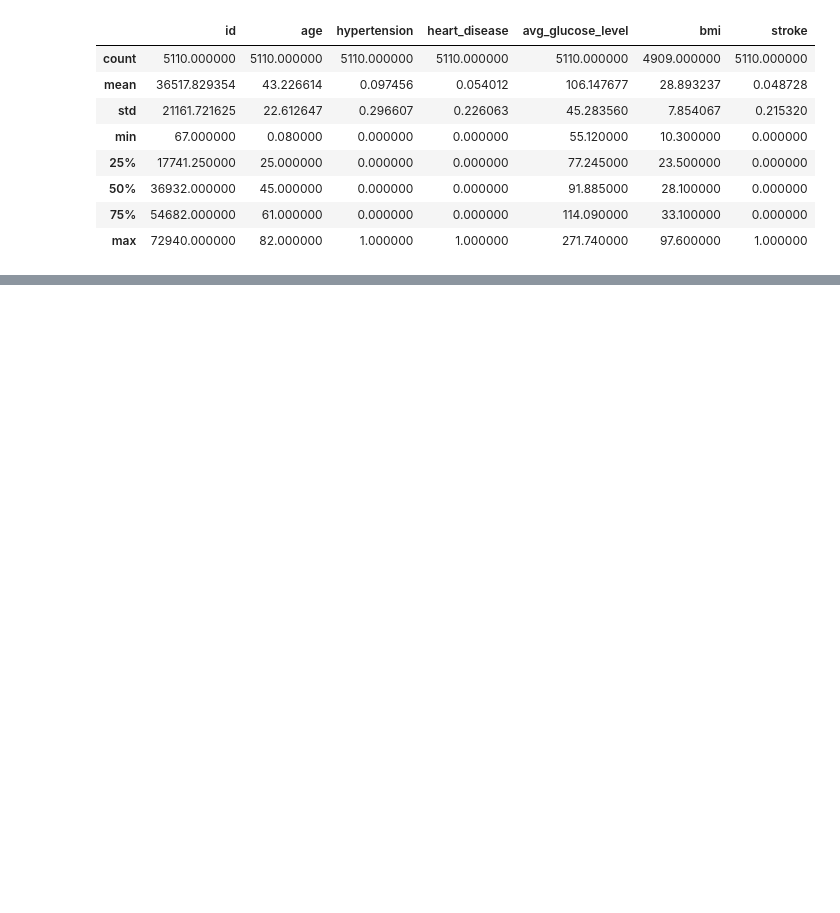
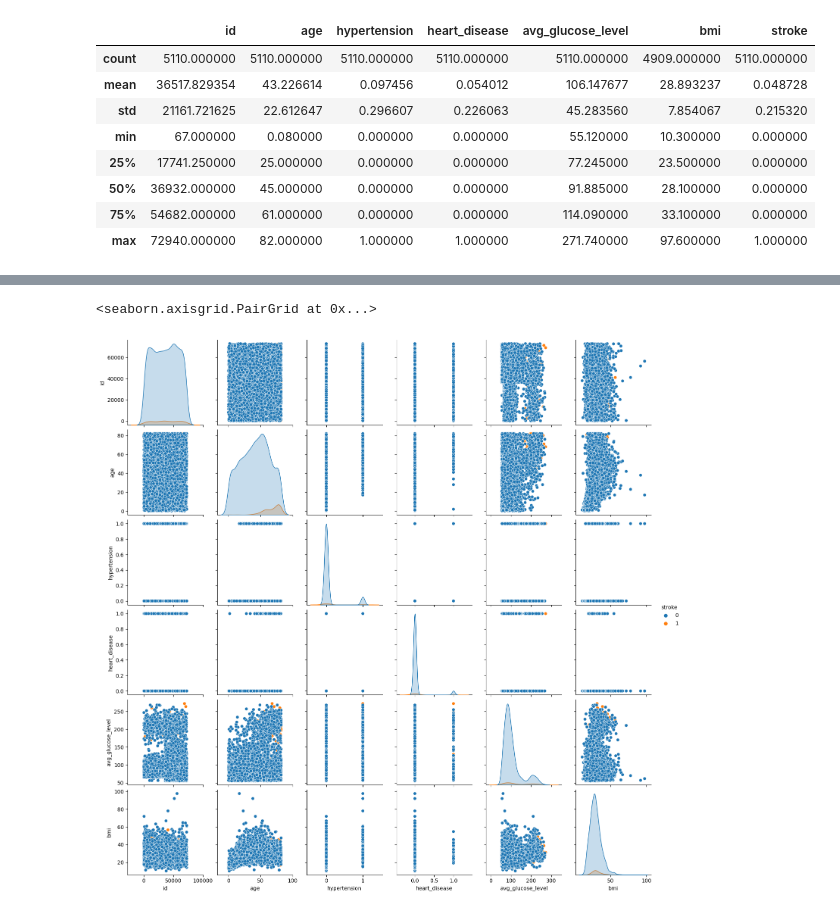
Before and after one commit to PosgradoMNA/actividades-del-projecto-cad_equipo_11, a Jupyter notebook: notebooks/actividad_2.ipynb, the cells around one changed output, grey strips where cells are left out. Cells and saved outputs as stored; diff of their text form; code cells hidden in the pictures; blank space fills up the shorter version.

```diff
--- a/notebooks/actividad_2.ipynb
+++ b/notebooks/actividad_2.ipynb
@@ -123,0 +109,5 @@ data.describe()
+# %%
+sns.pairplot(data, hue="stroke")
+# %% [output]
+<seaborn.axisgrid.PairGrid at 0x...>
+[figure, added]
```
Also changed, not shown: parts of 9 cells of this notebook, 1 other file.
